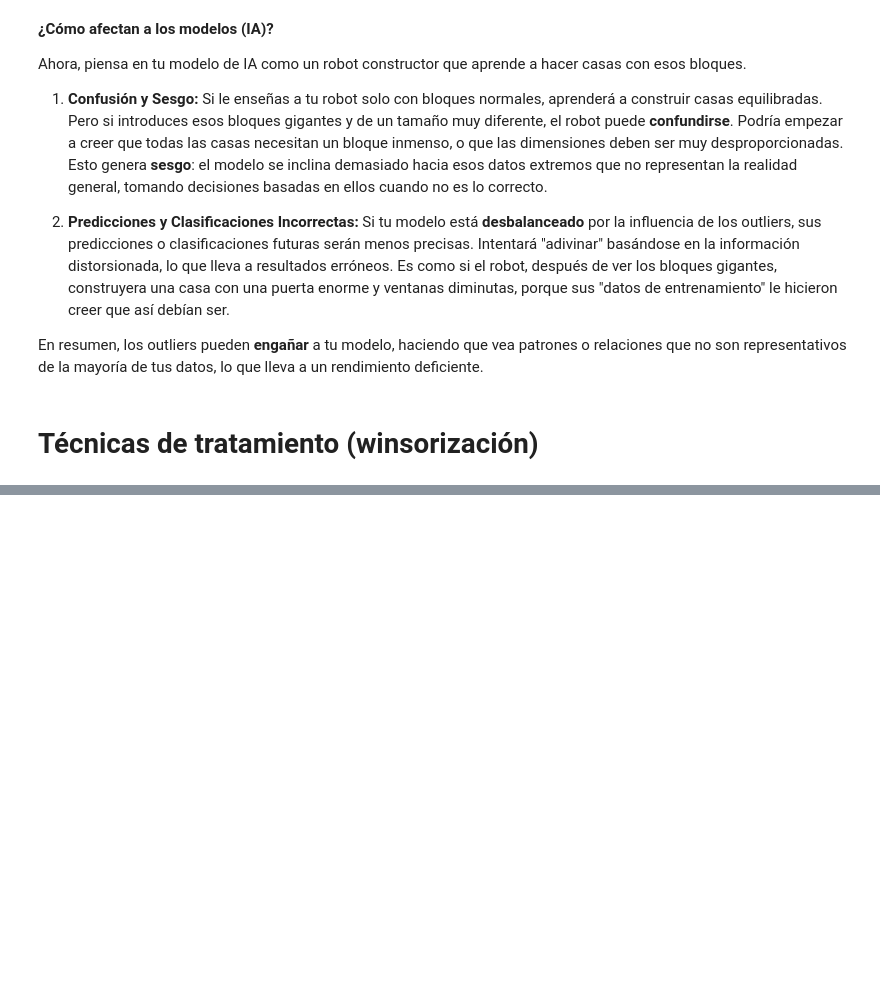
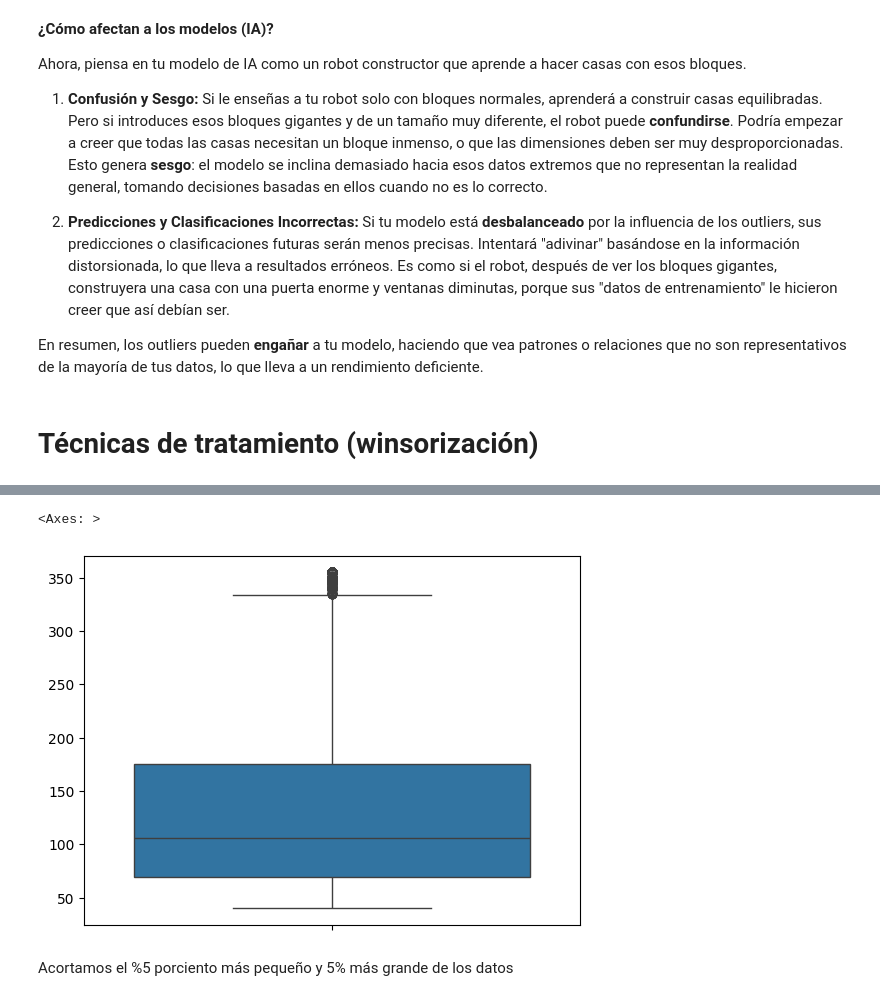
Before and after one commit to junortiz/Feature_Engineering_Avanzado, a Jupyter notebook: 3_Deteccion_Tratamiento_Outliers.ipynb, the cells around one changed output, grey strips where cells are left out. Saved outputs shown, nothing was run; the diff lists cells and outputs as text; code cells hidden in the pictures; blank space fills up the shorter version.

```diff
--- a/3_Deteccion_Tratamiento_Outliers.ipynb
+++ b/3_Deteccion_Tratamiento_Outliers.ipynb
@@ -391,0 +399,5 @@ En resumen, los outliers pueden **engañar** a tu modelo, haciendo que vea patro
+# %%
+#Aplicar winzorisación
+df_win = winsorize(df.price, limits=(0.05, 0.05))
+print(df.price)
+print(df_win)
@@ -391,0 +418,7 @@ En resumen, los outliers pueden **engañar** a tu modelo, haciendo que vea patro
+# %%
+sns.boxplot(df_win)
+# %% [output]
+<Axes: >
+[figure, added]
+# %% [markdown]
+Acortamos el %5 porciento más pequeño y 5% más grande de los datos
```
Also changed, not shown: parts of 4 cells of this notebook, 4 other files.
